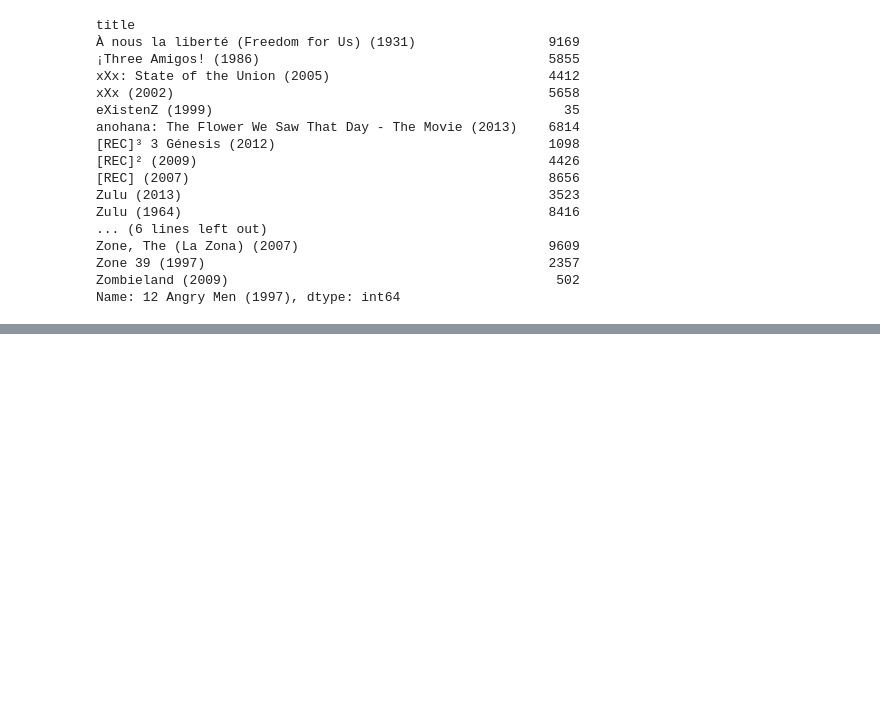
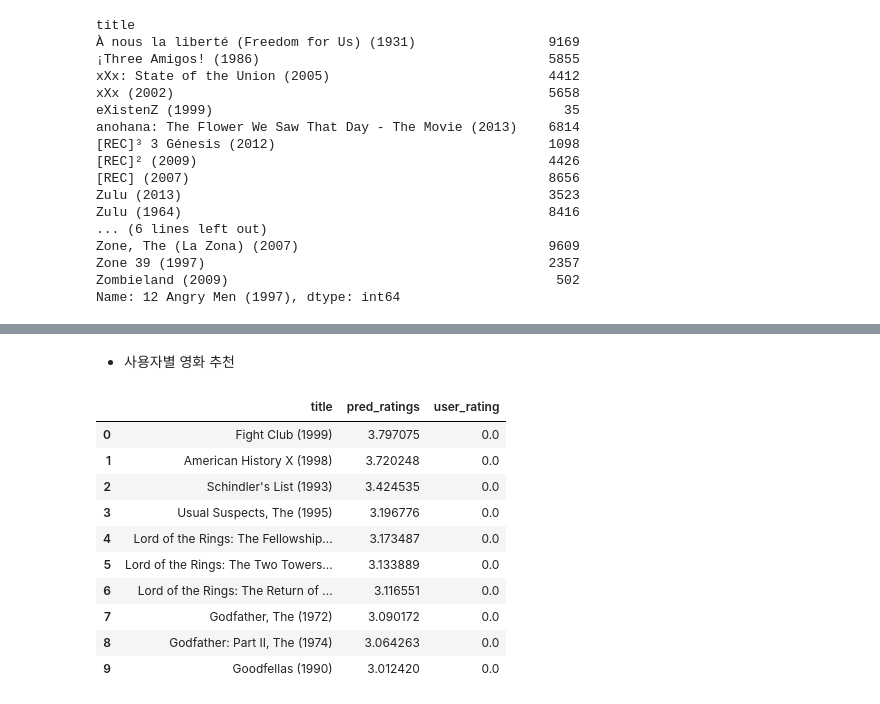
Before and after one commit to yugyeongh/encore_skn11, a Jupyter notebook: 05_ml-workspace/10_recommendation/02_item_based_db_filtering.ipynb, the cells around one changed output, grey strips where cells are left out. Cells and saved outputs as stored; diff of their text form; code cells hidden in the pictures; blank space fills up the shorter version.

```diff
--- a/05_ml-workspace/10_recommendation/02_item_based_db_filtering.ipynb
+++ b/05_ml-workspace/10_recommendation/02_item_based_db_filtering.ipynb
@@ -248,0 +318,27 @@ Name: 12 Angry Men (1997), dtype: int64
+# %% [markdown]
+- 사용자별 영화 추천
+# %%
+def recommend_movies(user_idx, topn=10):
+    unseen = get_unseen_movies(user_idx).index
+    temp_movie = ratings_pred_df.loc[user_idx, unseen].sort_values(ascending=False)[:topn]
+    user_rating_df = users_movies_df.loc[user_idx+1, temp_movie.index]
+
+    return pd.DataFrame({
+        'title': temp_movie.index,
+        'pred_ratings': temp_movie.values,
+        'user_rating': user_rating_df.values
+    })
+
+recommend_movies(343)
+# %% [output]
+|  | title | pred_ratings | user_rating |
+| 0 | Fight Club (1999) | 3.797075 | 0.0 |
+| 1 | American History X (1998) | 3.720248 | 0.0 |
+| 2 | Schindler's List (1993) | 3.424535 | 0.0 |
+| 3 | Usual Suspects, The (1995) | 3.196776 | 0.0 |
+| 4 | Lord of the Rings: The Fellowship... | 3.173487 | 0.0 |
+| 5 | Lord of the Rings: The Two Towers... | 3.133889 | 0.0 |
+| 6 | Lord of the Rings: The Return of ... | 3.116551 | 0.0 |
+| 7 | Godfather, The (1972) | 3.090172 | 0.0 |
+| 8 | Godfather: Part II, The (1974) | 3.064263 | 0.0 |
+| 9 | Goodfellas (1990) | 3.012420 | 0.0 |
```
Also changed, not shown: parts of 10 cells of this notebook, 5 other files.
